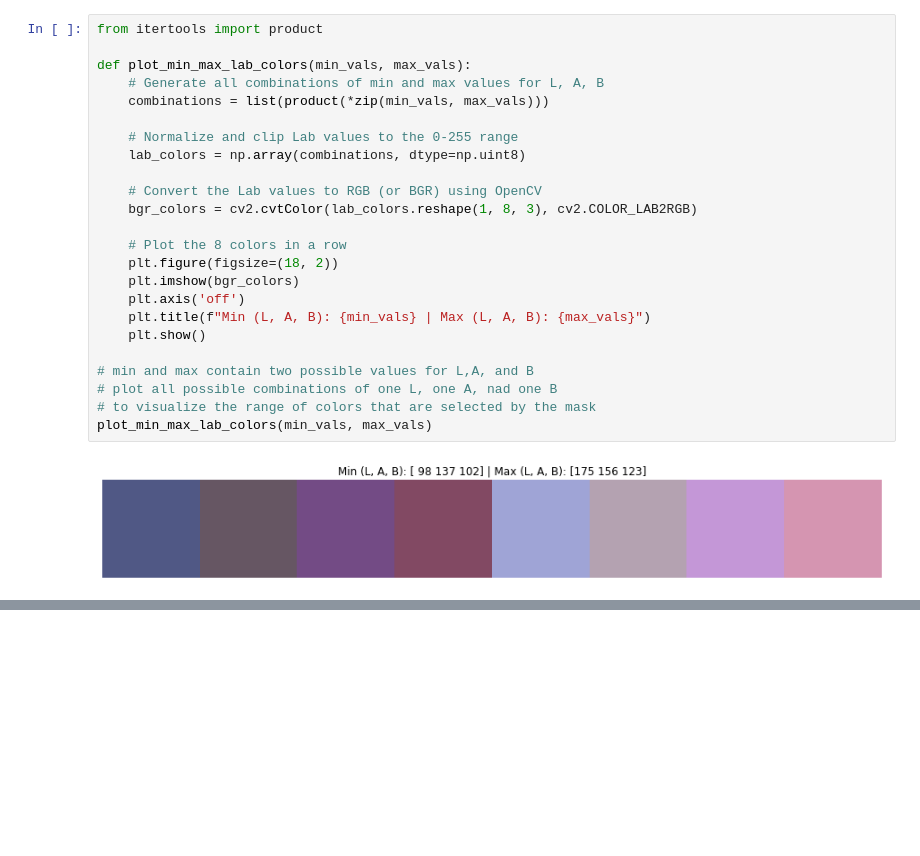
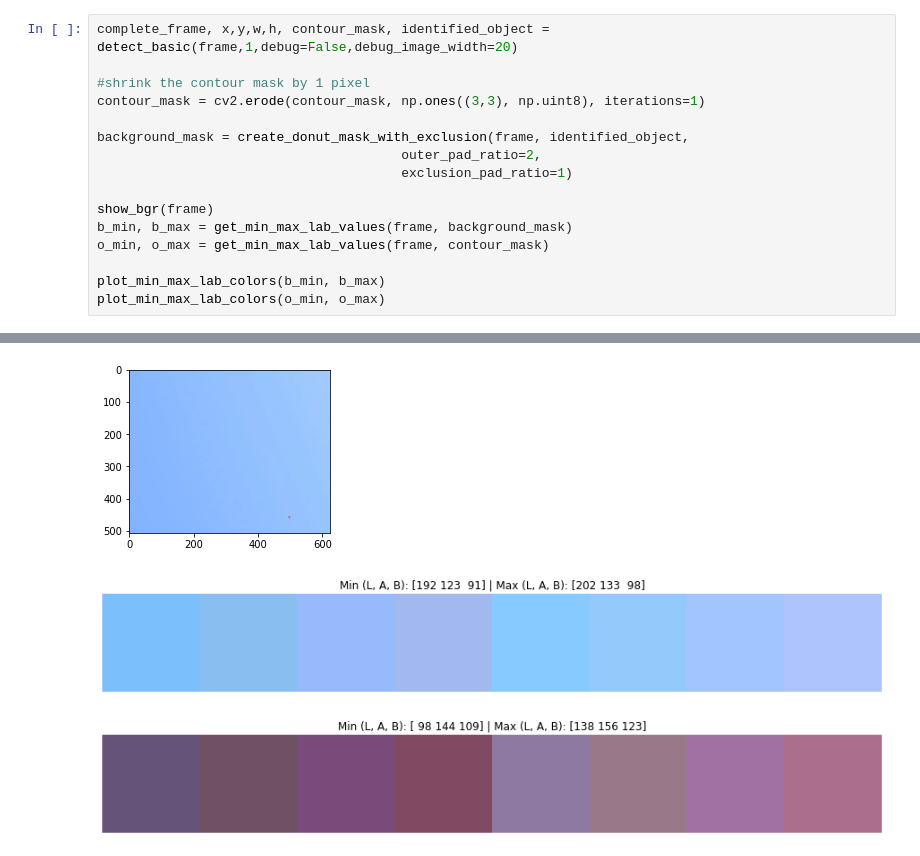
Before and after one commit to robertej19/aiguess, a Jupyter notebook: image_processing/auto_startup/autotest.ipynb, the cells around one changed output, grey strips where cells are left out. Saved outputs shown, nothing was run; the diff lists cells and outputs as text; blank space fills up the shorter version.

```diff
--- a/image_processing/auto_startup/autotest.ipynb
+++ b/image_processing/auto_startup/autotest.ipynb
@@ -65,26 +38,17 @@ show_bgr(background_mask,w=10)
-# %%
-from itertools import product
-
-def plot_min_max_lab_colors(min_vals, max_vals):
-    # Generate all combinations of min and max values for L, A, B
-    combinations = list(product(*zip(min_vals, max_vals)))
-
-    # Normalize and clip Lab values to the 0-255 range
-    lab_colors = np.array(combinations, dtype=np.uint8)
-
-    # Convert the Lab values to RGB (or BGR) using OpenCV
-    bgr_colors = cv2.cvtColor(lab_colors.reshape(1, 8, 3), cv2.COLOR_LAB2RGB)
-
-    # Plot the 8 colors in a row
-    plt.figure(figsize=(18, 2))
-    plt.imshow(bgr_colors)
-    plt.axis('off')
-    plt.title(f"Min (L, A, B): {min_vals} | Max (L, A, B): {max_vals}")
-    plt.show()
-
-# min and max contain two possible values for L,A, and B
-# plot all possible combinations of one L, one A, nad one B
-# to visualize the range of colors that are selected by the mask
-plot_min_max_lab_colors(min_vals, max_vals)
-# %% [output]
-[figure, removed]
+# %%
+complete_frame, x,y,w,h, contour_mask, identified_object = detect_basic(frame,1,debug=False,debug_image_width=20)
+
+#shrink the contour mask by 1 pixel
+contour_mask = cv2.erode(contour_mask, np.ones((3,3), np.uint8), iterations=1)
+
+background_mask = create_donut_mask_with_exclusion(frame, identified_object,
+                                       outer_pad_ratio=2,
+                                       exclusion_pad_ratio=1)
+
+show_bgr(frame)
+b_min, b_max = get_min_max_lab_values(frame, background_mask)
+o_min, o_max = get_min_max_lab_values(frame, contour_mask)
+
+plot_min_max_lab_colors(b_min, b_max)
+plot_min_max_lab_colors(o_min, o_max)
+# %% [output]
@@ -91 +57,4 @@ plot_min_max_lab_colors(min_vals, max_vals)
+[figure, added]
+[figure, added]
+[figure, added]
 # %%
```
Also changed, not shown: parts of 7 cells of this notebook, 3 other files.
